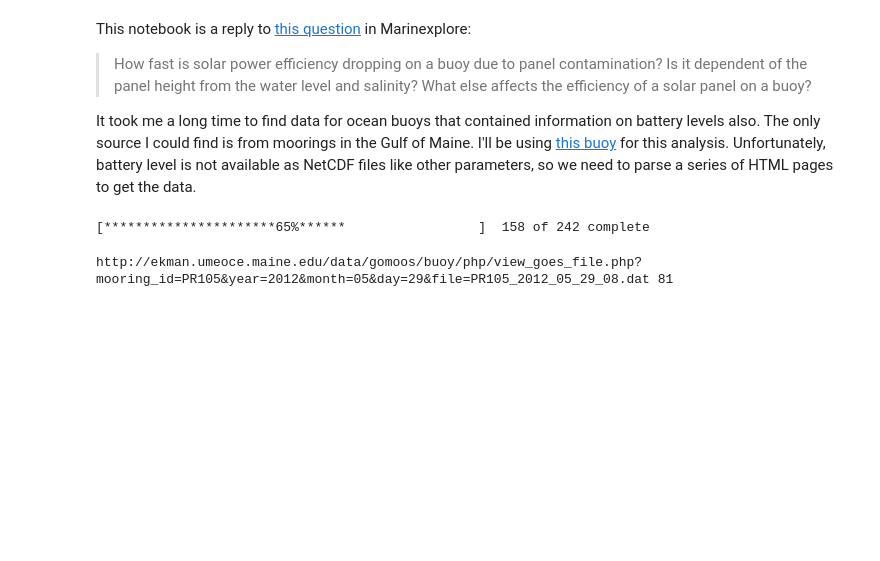
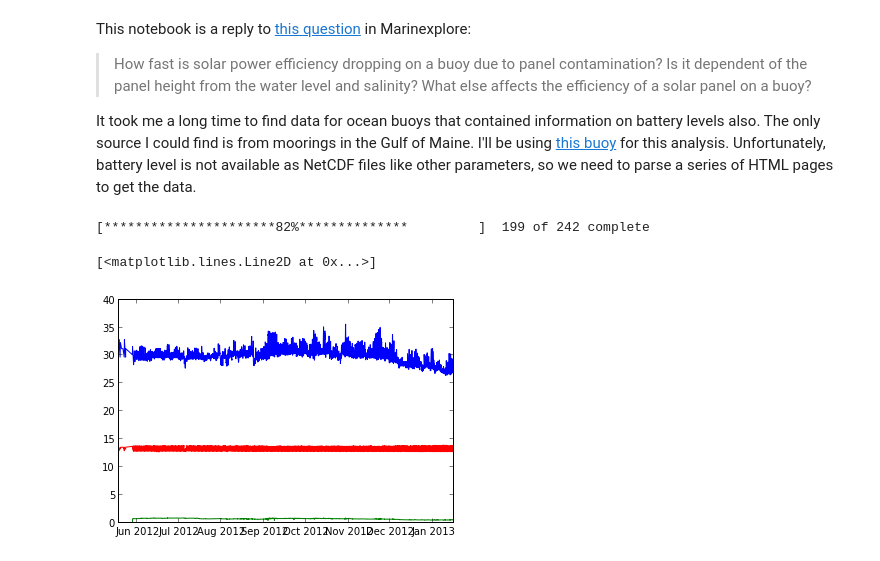
Before and after one commit to betodealmeida/notebooks, a Jupyter notebook: solar_panel/Solar panel decay.ipynb, the cells around one changed output. Saved outputs shown, nothing was run; the diff lists cells and outputs as text; code cells hidden in the pictures; blank space fills up the shorter version.

```diff
--- a/solar_panel/Solar panel decay.ipynb
+++ b/solar_panel/Solar panel decay.ipynb
@@ -53,6 +56,7 @@ end = datetime.today()
 
 battery = []
 temperature = []
+conductivity = []
 time = []
 
 days = (end-start).days
@@ -102,17 +106,20 @@ for i in range(days):
         for td in tds:
             battery.append(float(td.text))
 
+        #var = doc.find('td', text=re.compile('GCTD0Temp'))
         var = doc.find('td', text=re.compile('Gitemp'))
         tr = var.find_parent('tr')
         tds = [col for col, ok in zip(tr.find_all('td')[2:], codes) if ok]
         for td in tds:
             temperature.append(float(td.text))
 
+        var = doc.find('td', text=re.compile('GCTD0Con2'))
+        tr = var.find_parent('tr')
+        tds = [col for col, ok in zip(tr.find_all('td')[2:], codes) if ok]
+        for td in tds:
+            conductivity.append(float(td.text))
+
     day += timedelta(days=1)
 # %% [output]
-[**********************65%******                 ]  158 of 242 complete
+[**********************82%**************         ]  199 of 242 complete
-# %%
-print r.url, hour
-# %% [output]
-http://ekman.umeoce.maine.edu/data/gomoos/buoy/php/view_goes_file.php?mooring_id=PR105&year=2012&month=05&day=29&file=PR105_2012_05_29_08.dat 81
 # %%
@@ -121,0 +136,10 @@ time = pylab.date2num(time)
+# %%
+fig = pylab.figure()
+ax = fig.gca()
+
+ax.plot_date(time2, temp2, 'b-')
+ax.plot_date(time2, cond2, 'g-')
+ax.plot_date(time2, batt2, 'r-')
+# %% [output]
+[<matplotlib.lines.Line2D at 0x...>]
+[figure, added]
```
Also changed, not shown: parts of 10 cells of this notebook.
